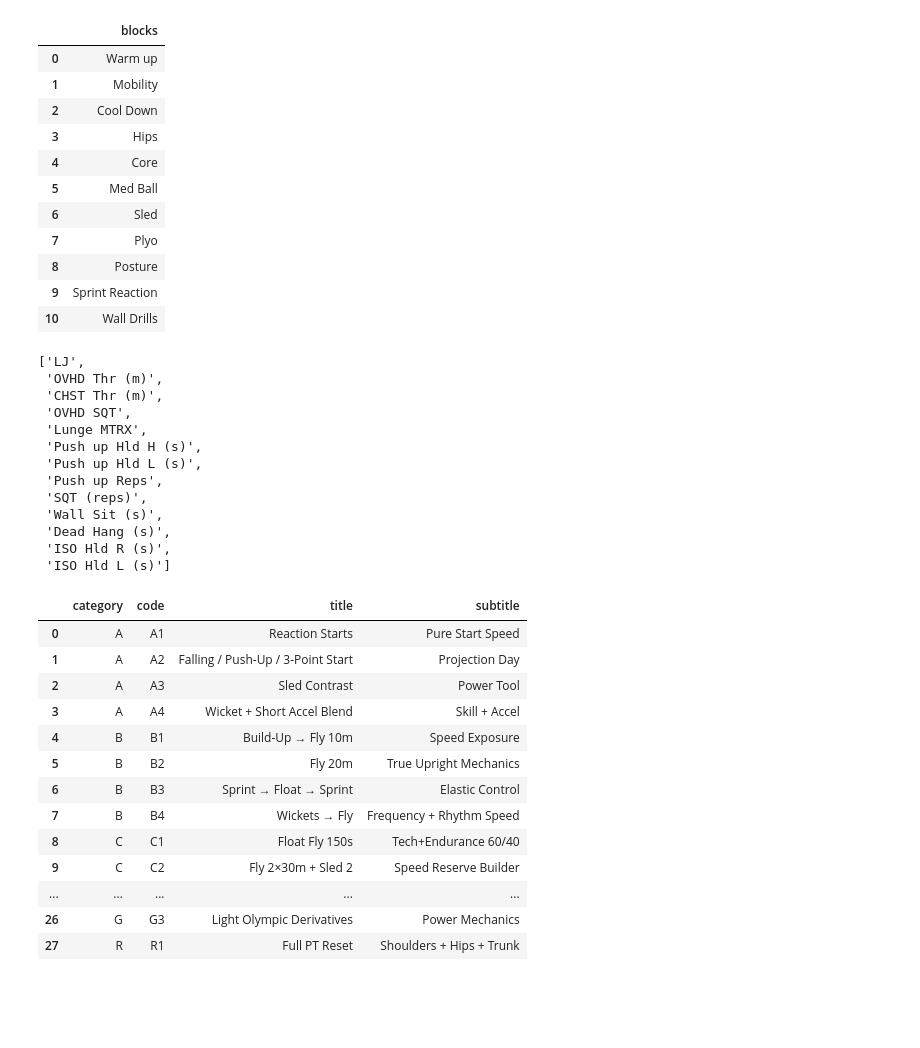
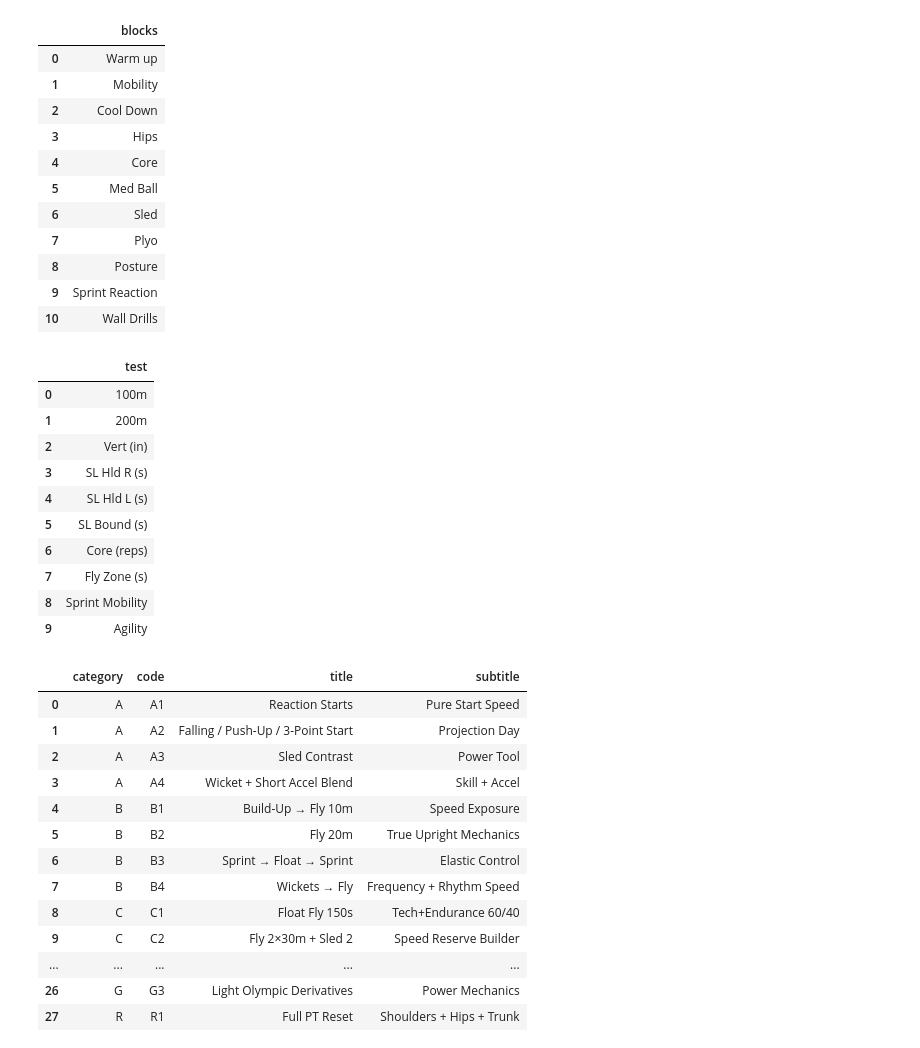
Before and after one commit to hfn13/MoKnowsLife, a Jupyter notebook: MoKnowsLife.ipynb, the cells around one changed output. Cells and saved outputs as stored; diff of their text form; code cells hidden in the pictures; blank space fills up the shorter version.

```diff
--- a/MoKnowsLife.ipynb
+++ b/MoKnowsLife.ipynb
@@ -442,20 +442,25 @@ lift_test_df.to_csv('lifttests.csv')
 track = ['100m','200m','Vert (in)','SL Hld R (s)','SL Hld L (s)','SL Bound (s)','Core (reps)','Fly Zone (s)','Sprint Mobility','Agility']
 lift = ['LJ','OVHD Thr (m)','CHST Thr (m)','OVHD SQT','Lunge MTRX','Push up Hld H (s)','Push up Hld L (s)','Push up Reps','SQT (reps)','Wall Sit (s)','Dead Hang (s)','ISO Hld R (s)','ISO Hld L (s)']
 # %%
+track_df = pd.DataFrame(track, columns=['test'])
+lift_df = pd.DataFrame(lift, columns=['test'])
+
+track_df.to_csv('Track_tests.csv')
+lift_df.to_csv('Lift_tests.csv')
-# %% [output]
-['LJ',
- 'OVHD Thr (m)',
- 'CHST Thr (m)',
- 'OVHD SQT',
- 'Lunge MTRX',
- 'Push up Hld H (s)',
- 'Push up Hld L (s)',
- 'Push up Reps',
- 'SQT (reps)',
- 'Wall Sit (s)',
- 'Dead Hang (s)',
- 'ISO Hld R (s)',
- 'ISO Hld L (s)']
+# %%
+track_df
+# %% [output]
+|  | test |
+| 0 | 100m |
+| 1 | 200m |
+| 2 | Vert (in) |
+| 3 | SL Hld R (s) |
+| 4 | SL Hld L (s) |
+| 5 | SL Bound (s) |
+| 6 | Core (reps) |
+| 7 | Fly Zone (s) |
+| 8 | Sprint Mobility |
+| 9 | Agility |
 # %%
 menu_types = [
 ('A1','Reaction Starts (Pure Start Speed)'),
```
Also changed, not shown: 10 other files.
